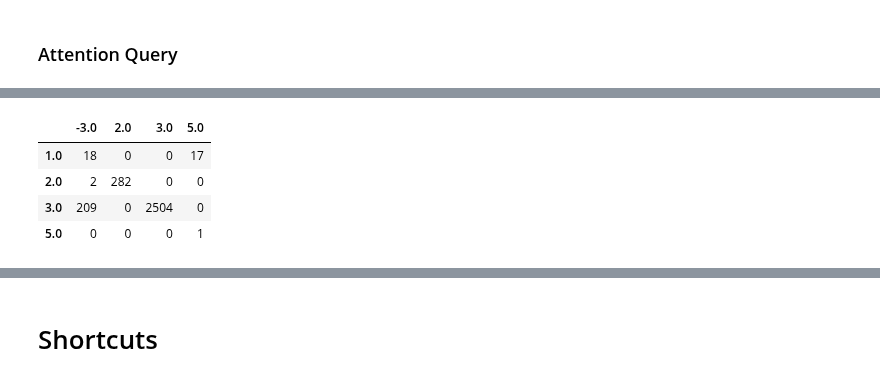
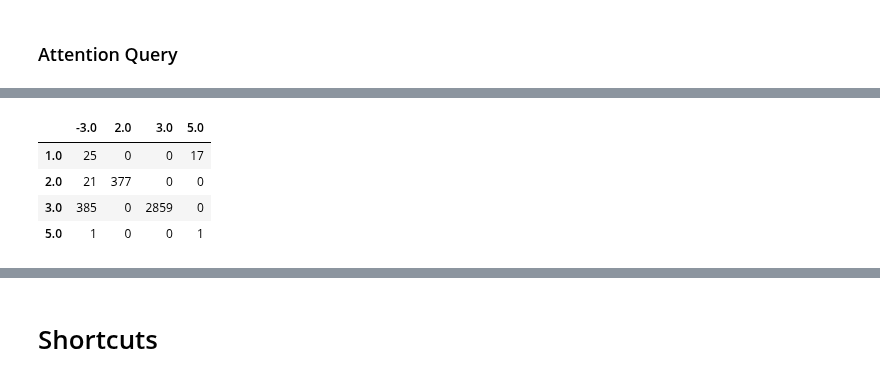
Before and after one commit to MartinStoev00/DeepCASE, a Jupyter notebook: attack.ipynb, the cells around one changed output, grey strips where cells are left out. Drawn from its saved outputs; the diff is of its cells as text; code cells hidden in the pictures.

```diff
--- a/attack.ipynb
+++ b/attack.ipynb
@@ -528,5 +570,5 @@ format_confusion_matrix(labels_test[interpret_perturbed_indices_1].cpu(), interp
 # %% [markdown]
 ### Attention Query
 # %%
-perturbed_collected_query, perturbed_indices_query, perturb_distribution_query = get_perturbations_or_file(context_test, events_test, attention_query=True)
+perturbed_collected_query, perturbed_indices_query, perturb_distribution_query, perturbed_iterations_query = get_perturbations_or_file(context_test, events_test, attention_query=True)
 # %% [output]
@@ -541,12 +597,12 @@ Unique: 2805
 Name: count, dtype: int64
 # %%
-format_confusion_matrix(labels_test[perturbed_indices].cpu(), interpret_query(context_test[perturbed_indices], events_test[perturbed_indices]))
+format_confusion_matrix(labels_test[perturbed_indices_query].cpu(), interpret_query(context_test[perturbed_indices_query], events_test[perturbed_indices_query]))
 # %% [output]
 |  | -3.0 | 2.0 | 3.0 | 5.0 |
-| 1.0 | 18 | 0 | 0 | 17 |
-| 2.0 | 2 | 282 | 0 | 0 |
-| 3.0 | 209 | 0 | 2504 | 0 |
-| 5.0 | 0 | 0 | 0 | 1 |
+| 1.0 | 25 | 0 | 0 | 17 |
+| 2.0 | 21 | 377 | 0 | 0 |
+| 3.0 | 385 | 0 | 2859 | 0 |
+| 5.0 | 1 | 0 | 0 | 1 |
 # %%
 format_confusion_matrix(labels_test[perturbed_indices_query].cpu(), interpret_query_perturbed)
 # %% [output]
```
Also changed, not shown: parts of 37 cells of this notebook, 52 other files.
